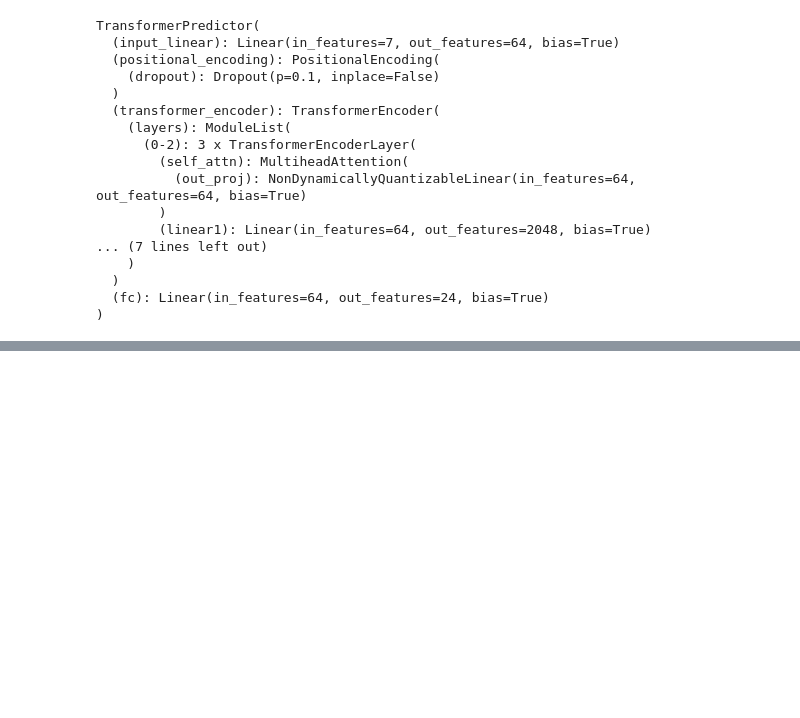
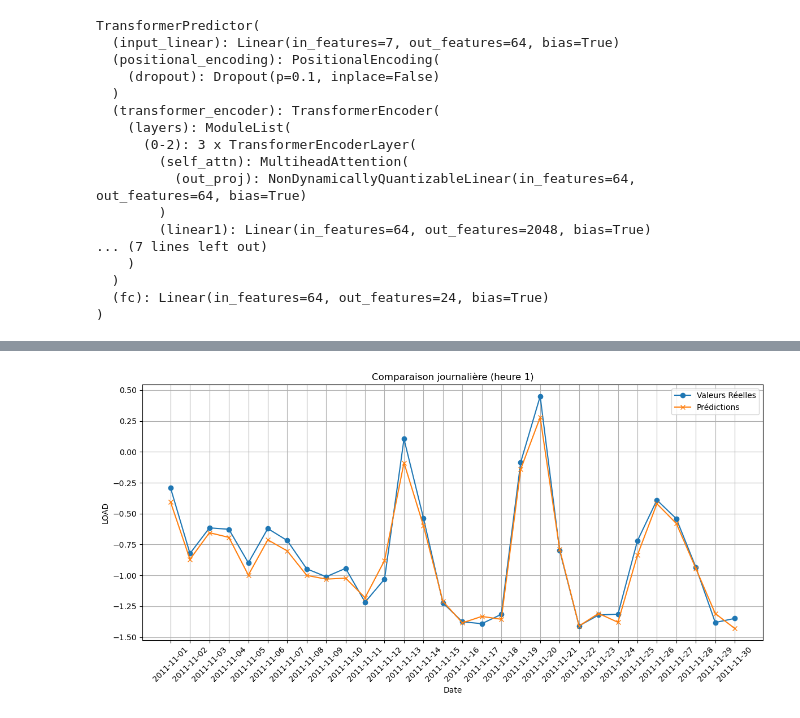
Before and after one commit to malcouffe/consommation-lectrique-, a Jupyter notebook: conso_elec.ipynb, the cells around one changed output, grey strips where cells are left out. Drawn from its saved outputs; the diff is of its cells as text; code cells hidden in the pictures; blank space fills up the shorter version.

```diff
--- a/conso_elec.ipynb
+++ b/conso_elec.ipynb
@@ -1164,0 +1188,51 @@ plt.show()
+# %%
+# Nombre de prédictions par séquence (horizon)
+n_hours_predicted = 24
+
+# On s'attend à avoir 17 280 éléments (ce qui correspond à 720 séquences de 24 valeurs)
+total_values = predictions.size  # devrait être 17280
+n_sequences = total_values // n_hours_predicted  # doit donner 720
+
+# Remodeler en (720, 24)
+predictions_reshaped = predictions.reshape(n_sequences, n_hours_predicted)
+y_true_reshaped = y_true.reshape(n_sequences, n_hours_predicted)
+
+# ------------------------------
+# Sélection d'une prédiction par jour
+# ------------------------------
+# Si votre test set couvre 720 séquences et que vous considérez ces 720 séquences comme couvrant 30 jours non chevauchants,
+# alors le pas pour extraire une séquence par jour est :
+pas = n_sequences // 30  # 720 // 30 = 24
+
+# Par exemple, pour la première prédiction de la fenêtre (selected_hour = 0)
+selected_hour = 0
+daily_predictions = predictions_reshaped[::pas, selected_hour]  # devrait avoir 30 valeurs
+daily_true = y_true_reshaped[::pas, selected_hour]              # 30 valeurs réelles
+
+# ------------------------------
+# Extraction des dates à partir du DataFrame (ensemble de test)
+# ------------------------------
+test_df = df.iloc[-720:]  # les 720 dernières lignes du DataFrame
+# On regroupe par date via la colonne datetime pour obtenir environ 30 dates uniques
+test_dates = test_df.groupby(test_df['datetime'].dt.date).first().index.astype(str).to_numpy()
+
+# Vérification du nombre de dates
+if len(test_dates) != len(daily_predictions):
+    print(f"Avertissement : il y a {len(test_dates)} dates mais {len(daily_predictions)} valeurs. Ajustez votre regroupement.")
+
+# ------------------------------
+# Affichage du graphique
+# ------------------------------
+plt.figure(figsize=(12, 6))
+plt.plot(test_dates, daily_true, marker='o', label='Valeurs Réelles')
+plt.plot(test_dates, daily_predictions, marker='x', label='Prédictions')
+plt.xlabel("Date")
+plt.ylabel("LOAD")
+plt.title(f"Comparaison journalière (heure {selected_hour+1})")
+plt.xticks(rotation=45)
+plt.legend()
+plt.grid(True)
+plt.tight_layout()
+plt.show()
+# %% [output]
+[figure, added]
```
Also changed, not shown: parts of 3 cells of this notebook.
